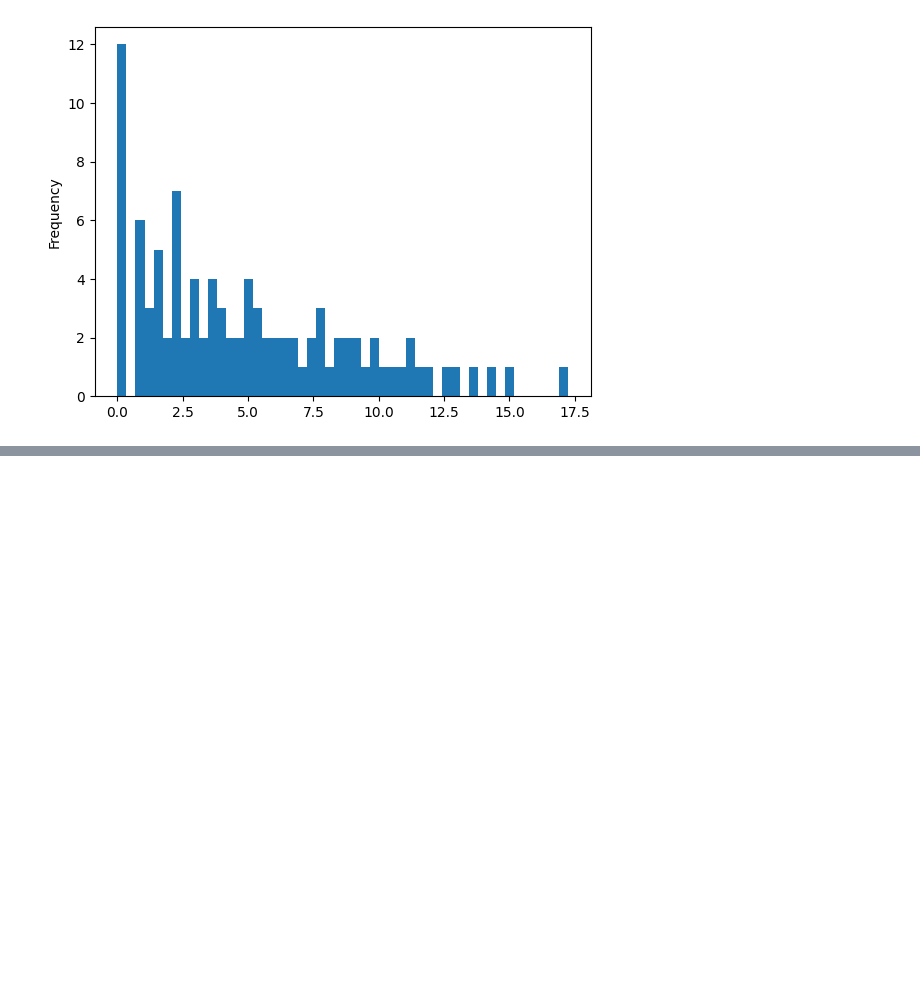
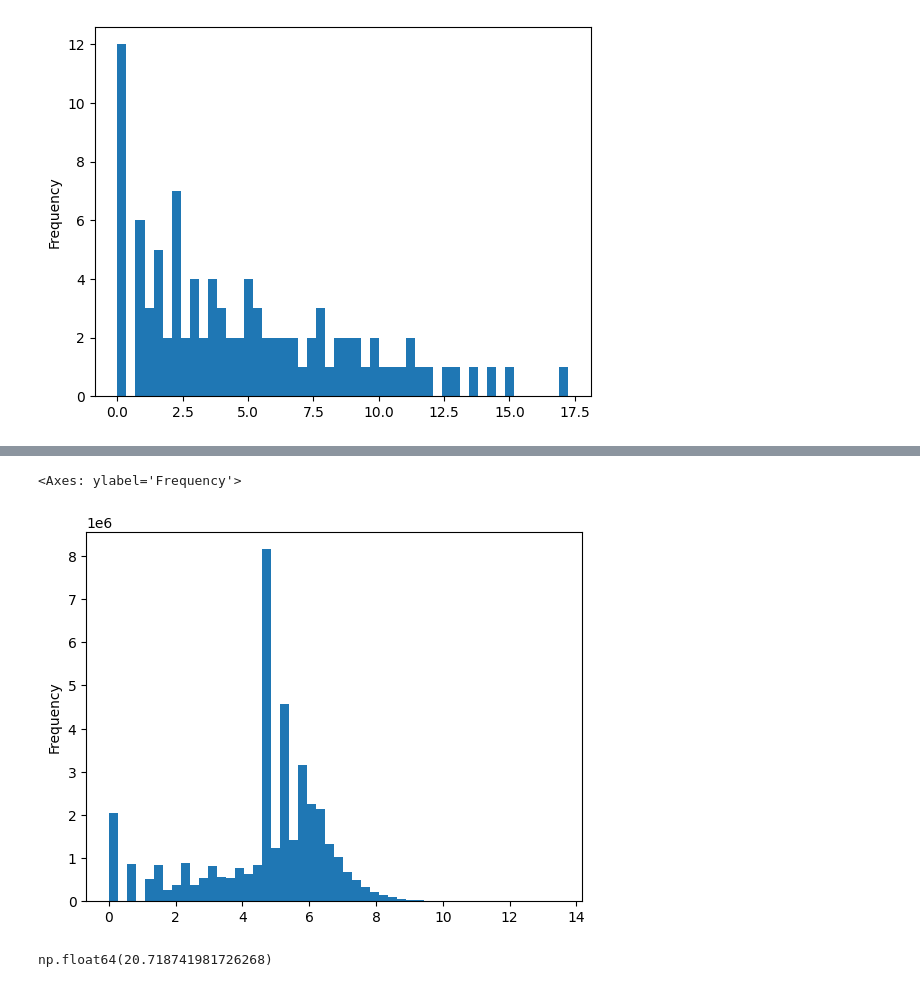
Before and after one commit to petepony/meow_meow, a Jupyter notebook: data_cleanup.ipynb, the cells around one changed output, grey strips where cells are left out. Drawn from its saved outputs; the diff is of its cells as text; code cells hidden in the pictures; blank space fills up the shorter version.

```diff
--- a/data_cleanup.ipynb
+++ b/data_cleanup.ipynb
@@ -25,0 +62,9 @@ np.log(df.time_diff.value_counts()).plot.hist(bins = 50)
+# %%
+pd.Series(np.log(df['size'])).plot.hist(bins = 50)
+# %% [output]
+<Axes: ylabel='Frequency'>
+[figure, added]
+# %%
+np.log(df.size)
+# %% [output]
+np.float64(20.718741981726268)
```
Also changed, not shown: parts of 8 cells of this notebook.
